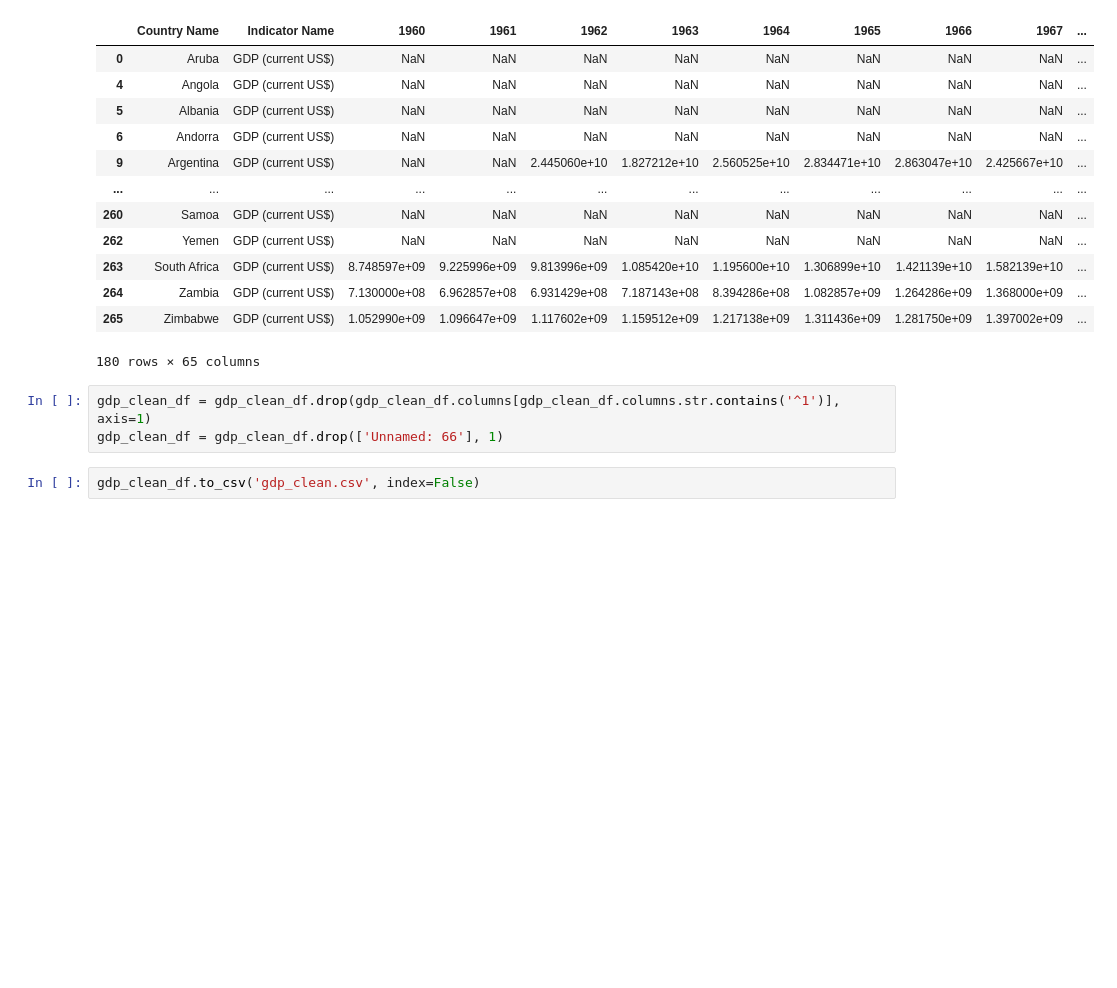
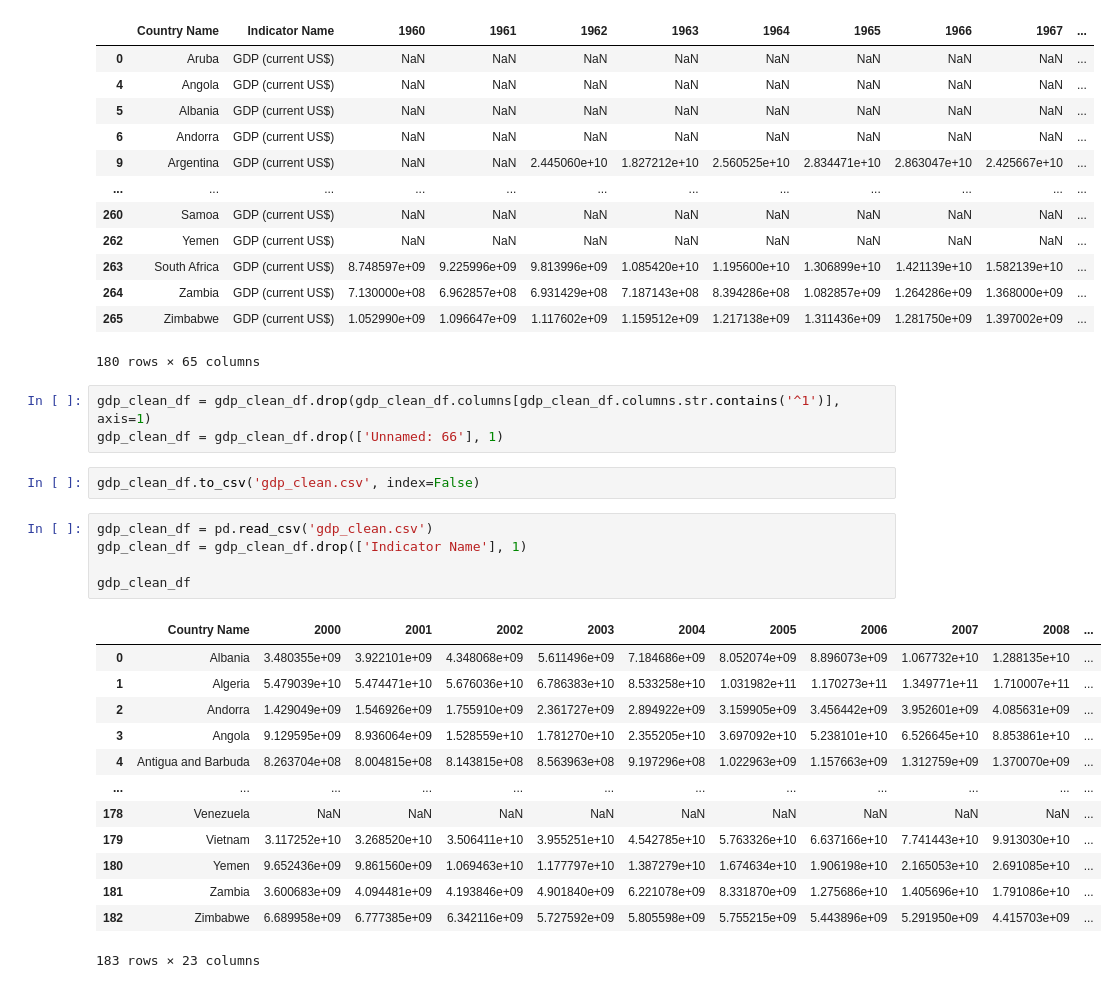
Before and after one commit to AndrewZinc/Expect_Life, a Jupyter notebook: Clean_Data/data_cleaning_gdp.ipynb, the cells around one changed output. Saved outputs shown, nothing was run; the diff lists cells and outputs as text; blank space fills up the shorter version.

```diff
--- a/Clean_Data/data_cleaning_gdp.ipynb
+++ b/Clean_Data/data_cleaning_gdp.ipynb
@@ -132,3 +132,22 @@ gdp_clean_df = gdp_clean_df.drop(gdp_clean_df.columns[gdp_clean_df.columns.str.c
 gdp_clean_df = gdp_clean_df.drop(['Unnamed: 66'], 1)
 # %%
 gdp_clean_df.to_csv('gdp_clean.csv', index=False)
+# %%
+gdp_clean_df = pd.read_csv('gdp_clean.csv')
+gdp_clean_df = gdp_clean_df.drop(['Indicator Name'], 1)
+
+gdp_clean_df
+# %% [output]
+|  | Country Name | 2000 | 2001 | 2002 | 2003 | 2004 | 2005 | 2006 | 2007 | 2008 | ... |
+| 0 | Albania | 3.480355e+09 | 3.922101e+09 | 4.348068e+09 | 5.611496e+09 | 7.184686e+09 | 8.052074e+09 | 8.896073e+09 | 1.067732e+10 | 1.288135e+10 | ... |
+| 1 | Algeria | 5.479039e+10 | 5.474471e+10 | 5.676036e+10 | 6.786383e+10 | 8.533258e+10 | 1.031982e+11 | 1.170273e+11 | 1.349771e+11 | 1.710007e+11 | ... |
+| 2 | Andorra | 1.429049e+09 | 1.546926e+09 | 1.755910e+09 | 2.361727e+09 | 2.894922e+09 | 3.159905e+09 | 3.456442e+09 | 3.952601e+09 | 4.085631e+09 | ... |
+| 3 | Angola | 9.129595e+09 | 8.936064e+09 | 1.528559e+10 | 1.781270e+10 | 2.355205e+10 | 3.697092e+10 | 5.238101e+10 | 6.526645e+10 | 8.853861e+10 | ... |
+| 4 | Antigua and Barbuda | 8.263704e+08 | 8.004815e+08 | 8.143815e+08 | 8.563963e+08 | 9.197296e+08 | 1.022963e+09 | 1.157663e+09 | 1.312759e+09 | 1.370070e+09 | ... |
+| ... | ... | ... | ... | ... | ... | ... | ... | ... | ... | ... | ... |
+| 178 | Venezuela | NaN | NaN | NaN | NaN | NaN | NaN | NaN | NaN | NaN | ... |
+| 179 | Vietnam | 3.117252e+10 | 3.268520e+10 | 3.506411e+10 | 3.955251e+10 | 4.542785e+10 | 5.763326e+10 | 6.637166e+10 | 7.741443e+10 | 9.913030e+10 | ... |
+| 180 | Yemen | 9.652436e+09 | 9.861560e+09 | 1.069463e+10 | 1.177797e+10 | 1.387279e+10 | 1.674634e+10 | 1.906198e+10 | 2.165053e+10 | 2.691085e+10 | ... |
+| 181 | Zambia | 3.600683e+09 | 4.094481e+09 | 4.193846e+09 | 4.901840e+09 | 6.221078e+09 | 8.331870e+09 | 1.275686e+10 | 1.405696e+10 | 1.791086e+10 | ... |
+| 182 | Zimbabwe | 6.689958e+09 | 6.777385e+09 | 6.342116e+09 | 5.727592e+09 | 5.805598e+09 | 5.755215e+09 | 5.443896e+09 | 5.291950e+09 | 4.415703e+09 | ... |
+183 rows × 23 columns
```
Also changed, not shown: parts of 3 cells of this notebook, 8 other files.
